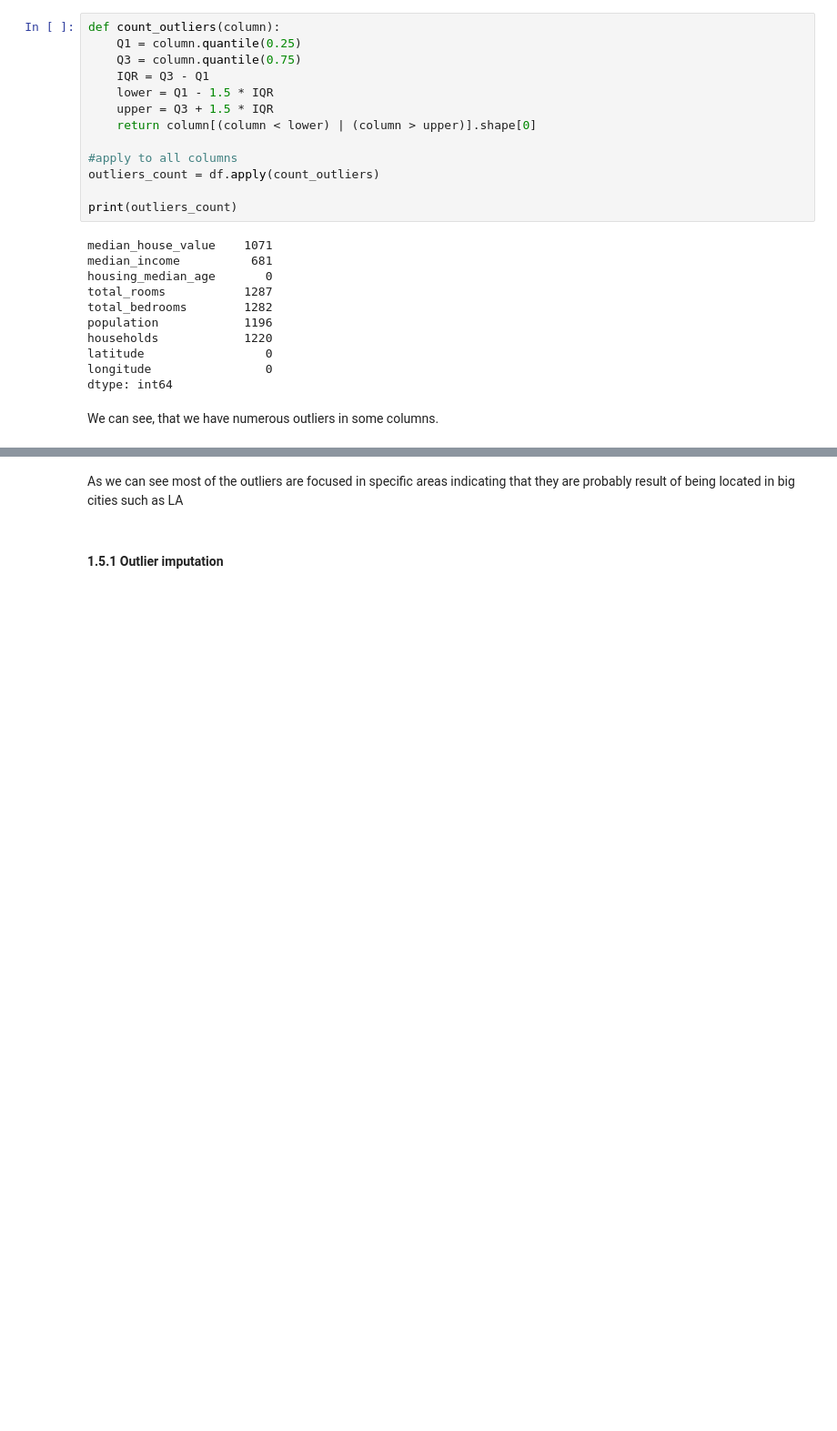
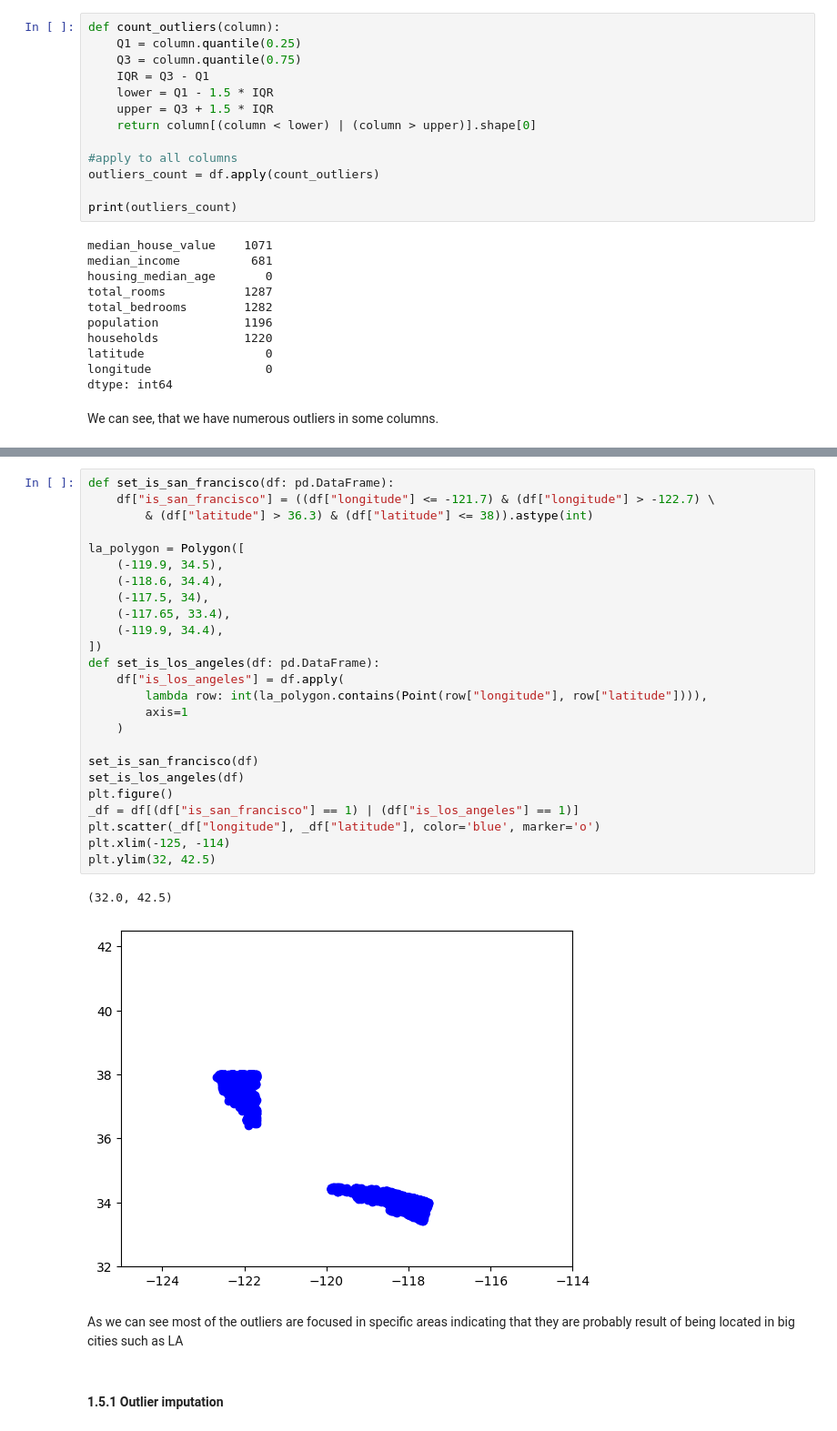
Before and after one commit to NiceeTV/ZNEUS-Projekt1, a Jupyter notebook: projekt1.ipynb, the cells around one changed output, grey strips where cells are left out. Shown at 91% size. Saved outputs shown, nothing was run; the diff lists cells and outputs as text; blank space fills up the shorter version.

```diff
--- a/projekt1.ipynb
+++ b/projekt1.ipynb
@@ -131,3 +150,31 @@ plt.scatter(outs["longitude"], outs["latitude"], color='blue', marker='o')
+# %%
+def set_is_san_francisco(df: pd.DataFrame):
+    df["is_san_francisco"] = ((df["longitude"] <= -121.7) & (df["longitude"] > -122.7) \
+        & (df["latitude"] > 36.3) & (df["latitude"] <= 38)).astype(int)
+
+la_polygon = Polygon([
+    (-119.9, 34.5),
+    (-118.6, 34.4),
+    (-117.5, 34),
+    (-117.65, 33.4),
+    (-119.9, 34.4),
+])
+def set_is_los_angeles(df: pd.DataFrame):
+    df["is_los_angeles"] = df.apply(
+        lambda row: int(la_polygon.contains(Point(row["longitude"], row["latitude"]))),
+        axis=1
+    )
+
+set_is_san_francisco(df)
+set_is_los_angeles(df)
+plt.figure()
+_df = df[(df["is_san_francisco"] == 1) | (df["is_los_angeles"] == 1)]
+plt.scatter(_df["longitude"], _df["latitude"], color='blue', marker='o')
+plt.xlim(-125, -114)
+plt.ylim(32, 42.5)
+# %% [output]
+(32.0, 42.5)
+[figure, added]
 # %% [markdown]
 As we can see most of the outliers are focused in specific areas indicating that they are probably result of being located in big cities such as LA
 # %% [markdown]
```
Also changed, not shown: parts of 39 cells of this notebook, 1 other file.
